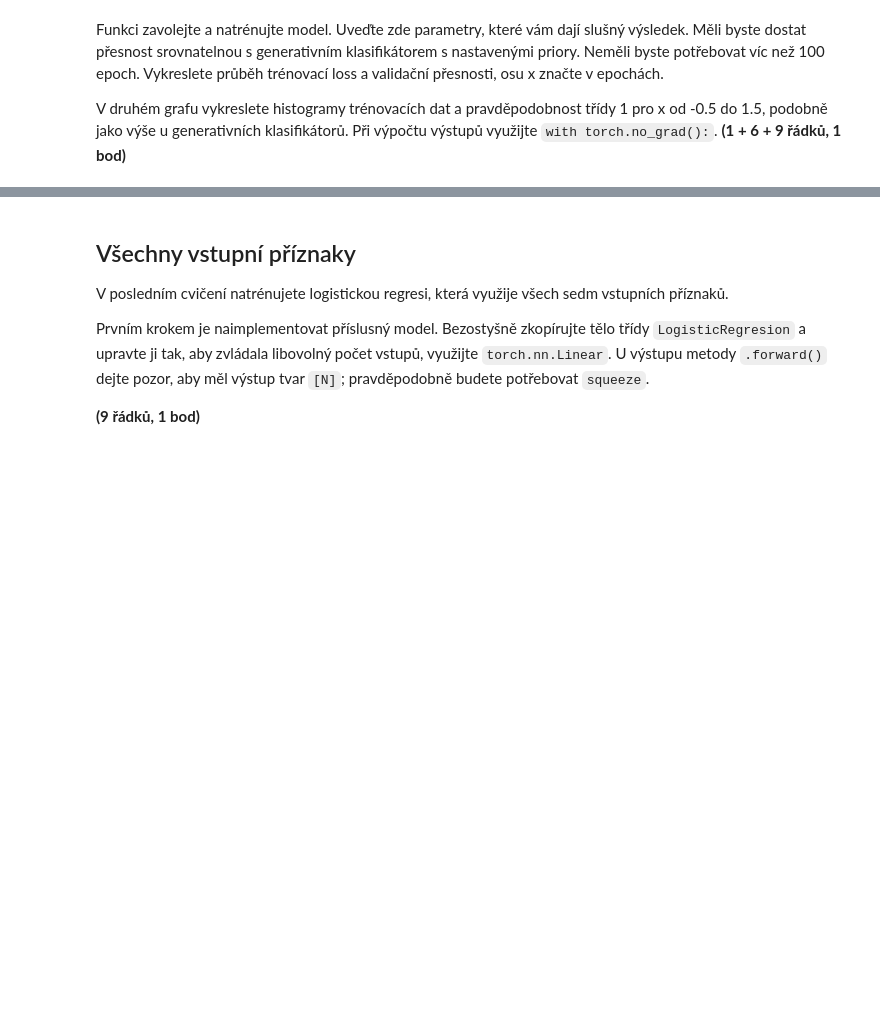
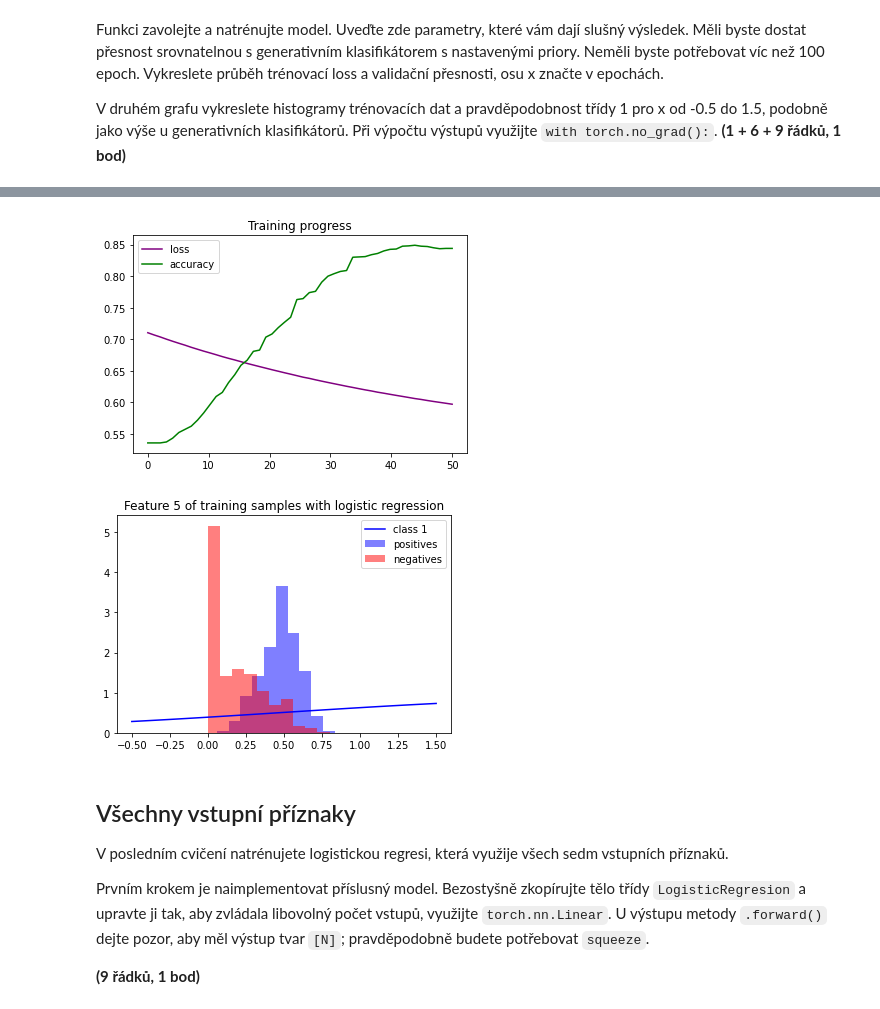
Before and after one commit to danielkonecny/sui-homework, a Jupyter notebook: zadani.ipynb, the cells around one changed output, grey strips where cells are left out. Saved outputs shown, nothing was run; the diff lists cells and outputs as text; code cells hidden in the pictures; blank space fills up the shorter version.

```diff
--- a/zadani.ipynb
+++ b/zadani.ipynb
@@ -255,7 +253,11 @@ Připravený kód funkci použije na konstrukci tří minibatchí pro trénován
 **(6 řádků, 2 body)**
 # %%
 def batch_provider(xs, targets, batch_size=10):
-    pass
+    shuffle = np.random.permutation(targets.size)
+    for i in range(0, len(shuffle), batch_size):
+        batch_indices = shuffle[i:i+batch_size]
+        yield torch.from_numpy(xs[batch_indices]).float(), \
+              torch.from_numpy(targets[batch_indices]).float()
 
 inputs = np.asarray([1.0, 2.0, 3.0, 4.0, 5.0])
 targets = np.asarray([1.0, 2.0, 3.0, 4.0, 5.0])
@@ -287,7 +293,24 @@ def train_single_fea_llr(fea_no, nb_epochs, lr, batch_size):
     accuracies = []
     optimizer = torch.optim.SGD(model.parameters(), lr=lr)
 
-    pass
+    for epoch_index in range(nb_epochs):
+        accumulated_loss, batch_index_counter = 0, 0
+        for batch_x, batch_target in batch_provider(train_dataset.xs[:, fea_no],
+                                                     train_dataset.targets,
+                                                     batch_size):
+            optimizer.zero_grad()
+            output = model(batch_x)
+            last_loss = F.binary_cross_entropy(output, batch_target)
+            last_loss.backward()
+            optimizer.step()
+            accumulated_loss += last_loss
+            batch_index_counter += 1
+        last_accuracy = evaluate(model, val_dataset.xs[:, fea_no], val_dataset.targets)
+        print(f'Epoch {epoch_index} - accuracy: {last_accuracy}')
+        if all(accuracy < last_accuracy for accuracy in accuracies):
+            best_model = model
+        accuracies.append(last_accuracy)
+        losses.append(accumulated_loss/batch_index_counter)
 
     return best_model, losses, accuracies
 # %% [markdown]
@@ -304,0 +326,21 @@ pass
+# %%
+best_model, losses, accuracies = train_single_fea_llr(FOI, 50, 1e-3, 256)
+
+axis_range = np.linspace(0, 50)
+plt.plot(axis_range, losses, color='purple', label='loss')
+plt.plot(axis_range, accuracies, color='green', label='accuracy')
+plt.legend()
+plt.title('Training progress')
+plt.show()
+
+axis_range = np.linspace(-0.5, 1.5)
+best_model.eval()
+with torch.no_grad():
+    output = best_model(axis_range)
+plt.plot(axis_range, output, color='blue', label='class 1')
+plt.hist(train_dataset.pos[:, FOI], density=True, alpha=0.5, color='blue', label='positives')
+plt.hist(train_dataset.neg[:, FOI], density=True, alpha=0.5, color='red', label='negatives')
+plt.legend()
+plt.title('Feature 5 of training samples with logistic regression')
+plt.show()
+# %% [output]
@@ -305,3 +364,5 @@ pass
+[figure, added]
+[figure, added]
 # %% [markdown]
 ## Všechny vstupní příznaky
 V posledním cvičení natrénujete logistickou regresi, která využije všech sedm vstupních příznaků.
```
Also changed, not shown: parts of 4 cells of this notebook.
